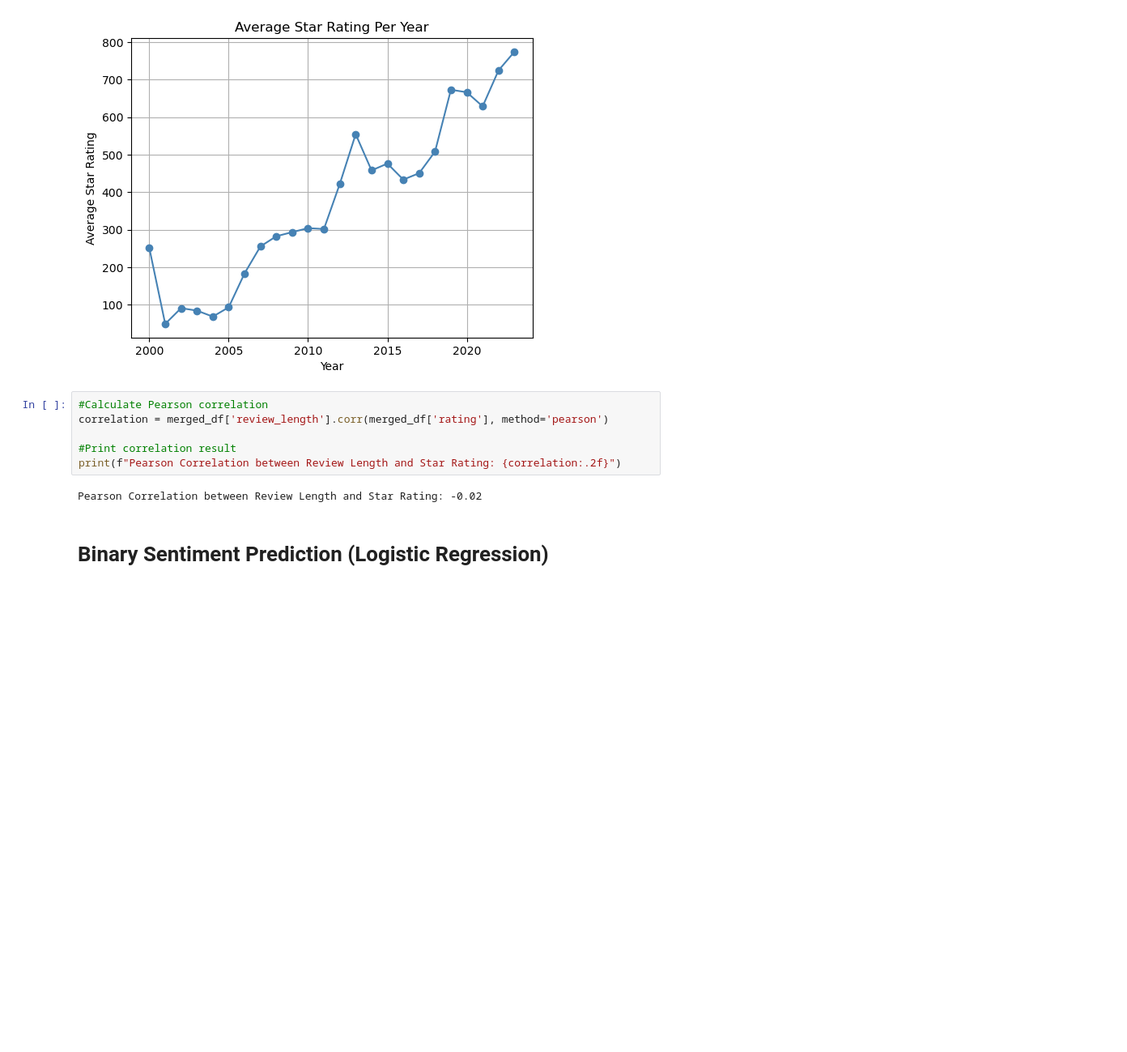
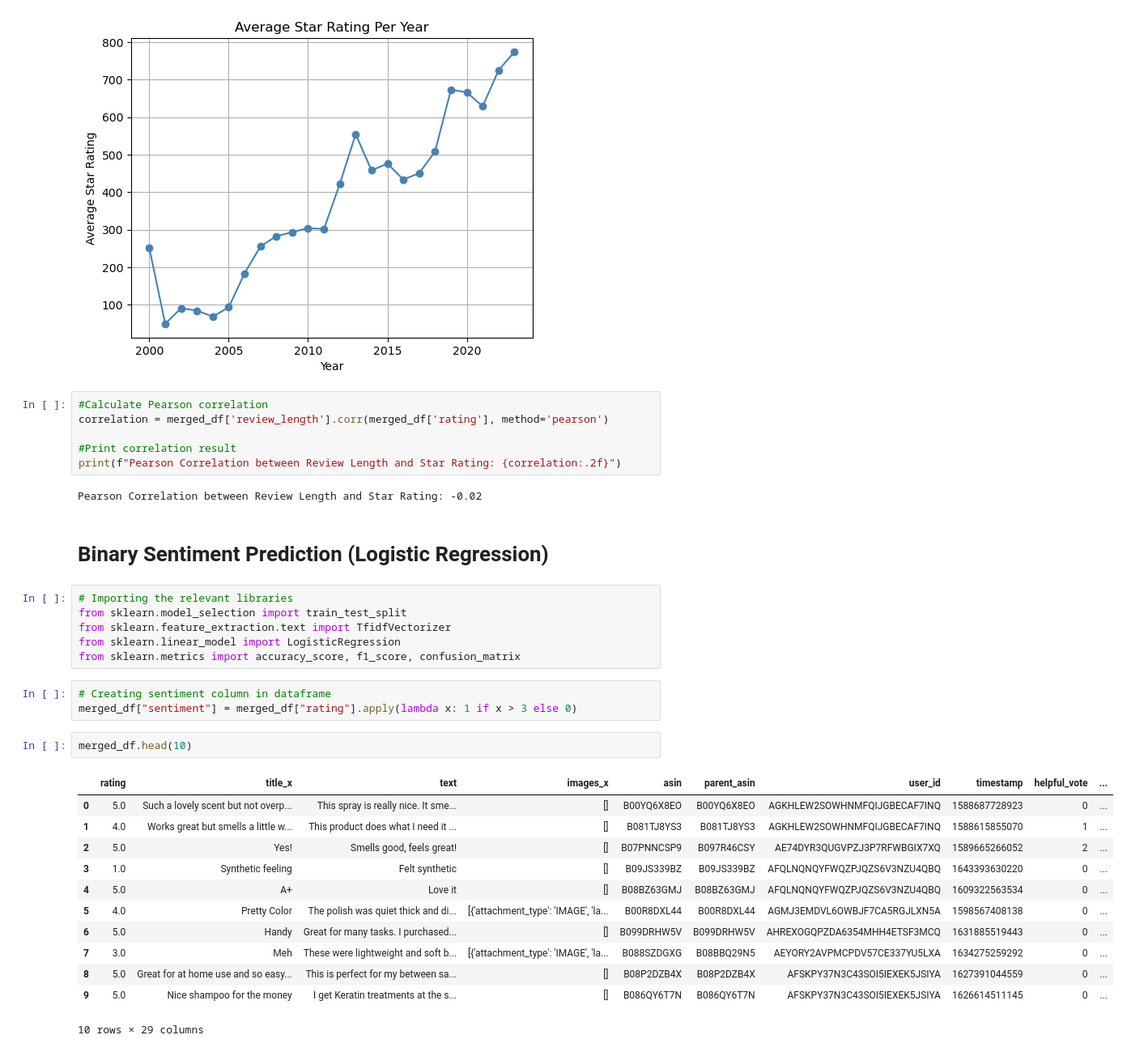
Before and after one commit to lilli50/COMP-3610---Big-Data-A3, a Jupyter notebook: Assignment3_Draft.ipynb, the cells around one changed output. Shown: that part at 81% size. Drawn from its saved outputs; the diff is of its cells as text; blank space fills up the shorter version.

Commit message:
Wrote code for Sentiment Classification

```diff
--- a/Assignment3_Draft.ipynb
+++ b/Assignment3_Draft.ipynb
@@ -168,3 +168,27 @@ print(f"Pearson Correlation between Review Length and Star Rating: {correlation:
 Pearson Correlation between Review Length and Star Rating: -0.02
 # %% [markdown]
 # Binary Sentiment Prediction (Logistic Regression)
+# %%
+# Importing the relevant libraries
+from sklearn.model_selection import train_test_split
+from sklearn.feature_extraction.text import TfidfVectorizer
+from sklearn.linear_model import LogisticRegression
+from sklearn.metrics import accuracy_score, f1_score, confusion_matrix
+# %%
+# Creating sentiment column in dataframe
+merged_df["sentiment"] = merged_df["rating"].apply(lambda x: 1 if x > 3 else 0)
+# %%
+merged_df.head(10)
+# %% [output]
+|  | rating | title_x | text | images_x | asin | parent_asin | user_id | timestamp | helpful_vote | ... |
+| 0 | 5.0 | Such a lovely scent but not overp... | This spray is really nice. It sme... | [] | B00YQ6X8EO | B00YQ6X8EO | AGKHLEW2SOWHNMFQIJGBECAF7INQ | 1588687728923 | 0 | ... |
+| 1 | 4.0 | Works great but smells a little w... | This product does what I need it ... | [] | B081TJ8YS3 | B081TJ8YS3 | AGKHLEW2SOWHNMFQIJGBECAF7INQ | 1588615855070 | 1 | ... |
+| 2 | 5.0 | Yes! | Smells good, feels great! | [] | B07PNNCSP9 | B097R46CSY | AE74DYR3QUGVPZJ3P7RFWBGIX7XQ | 1589665266052 | 2 | ... |
+| 3 | 1.0 | Synthetic feeling | Felt synthetic | [] | B09JS339BZ | B09JS339BZ | AFQLNQNQYFWQZPJQZS6V3NZU4QBQ | 1643393630220 | 0 | ... |
+| 4 | 5.0 | A+ | Love it | [] | B08BZ63GMJ | B08BZ63GMJ | AFQLNQNQYFWQZPJQZS6V3NZU4QBQ | 1609322563534 | 0 | ... |
+| 5 | 4.0 | Pretty Color | The polish was quiet thick and di... | [{'attachment_type': 'IMAGE', 'la... | B00R8DXL44 | B00R8DXL44 | AGMJ3EMDVL6OWBJF7CA5RGJLXN5A | 1598567408138 | 0 | ... |
+| 6 | 5.0 | Handy | Great for many tasks. I purchased... | [] | B099DRHW5V | B099DRHW5V | AHREXOGQPZDA6354MHH4ETSF3MCQ | 1631885519443 | 0 | ... |
+| 7 | 3.0 | Meh | These were lightweight and soft b... | [{'attachment_type': 'IMAGE', 'la... | B088SZDGXG | B08BBQ29N5 | AEYORY2AVPMCPDV57CE337YU5LXA | 1634275259292 | 0 | ... |
+| 8 | 5.0 | Great for at home use and so easy... | This is perfect for my between sa... | [] | B08P2DZB4X | B08P2DZB4X | AFSKPY37N3C43SOI5IEXEK5JSIYA | 1627391044559 | 0 | ... |
+| 9 | 5.0 | Nice shampoo for the money | I get Keratin treatments at the s... | [] | B086QY6T7N | B086QY6T7N | AFSKPY37N3C43SOI5IEXEK5JSIYA | 1626614511145 | 0 | ... |
+10 rows × 29 columns
```
Also changed, not shown: parts of 7 cells of this notebook.
